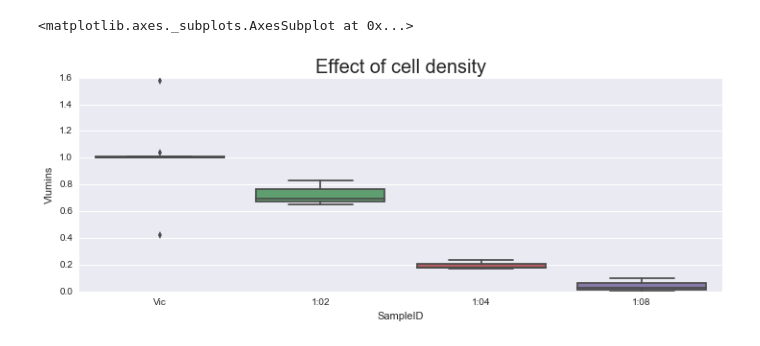
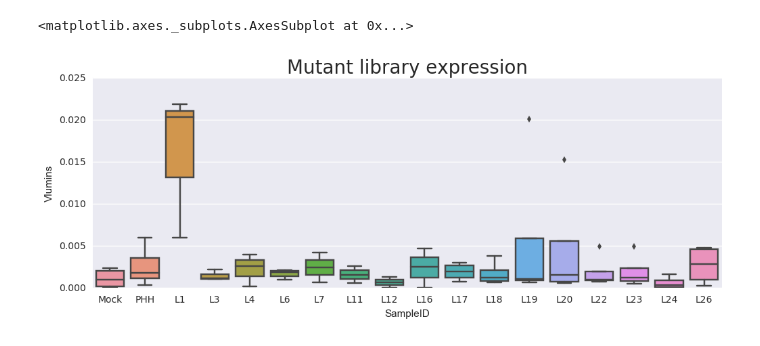
Before and after one commit to ericmjl/protein-systematic-characterization, a Jupyter notebook: data/Luminometrics/20161130-Data-analysis.ipynb, the cells around one changed output. Cells and saved outputs as stored; diff of their text form; code cells hidden in the pictures.

```diff
--- a/data/Luminometrics/20161130-Data-analysis.ipynb
+++ b/data/Luminometrics/20161130-Data-analysis.ipynb
@@ -5,12 +3,13 @@ WARNING (theano.configdefaults): g++ not detected ! Theano will be unable to exe
 # %%
 import pandas as pd
+import matplotlib.pyplot as plt
 import seaborn as sns
-import matplotlib.pyplot as plt
 %matplotlib inline
 
 df = pd.read_csv("master_datafile.csv", index_col="SampleID")
 #df = df.loc[["Mock", "Vic", "PHH", "L1", "L3", "L4", "L6", "L7", "L11", "L12", "L16", "L17", "L18", "L19", "L20","L22","L23", "L24", "L26"]]
-df = df.loc[["Vic", "1:02", "1:04", "1:08"]]
+#df = df.loc[["Vic", "1:02", "1:04", "1:08"]]
+df = df.loc[["Mock", "PHH", "L1", "L3", "L4", "L6", "L7", "L11", "L12", "L16", "L17", "L18", "L19", "L20","L22","L23", "L24", "L26"]]
 df = df.reset_index()
 df
 # %% [output]
@@ -35,9 +34,9 @@ df
 # %%
 #plotting
 plt.figure(figsize=(12,4))
-plt.title("Effect of cell density", fontsize = 20)
+plt.title("Mutant library expression", fontsize = 20)
 sns.boxplot(data=df, x="SampleID", y="Vlumins")
 #plt.xticks(rotation=90)
 # %% [output]
 <matplotlib.axes._subplots.AxesSubplot at 0x...>
-[figure, old version]
+[figure, new version]
```
Also changed, not shown: parts of 3 cells of this notebook, 3 other files.
